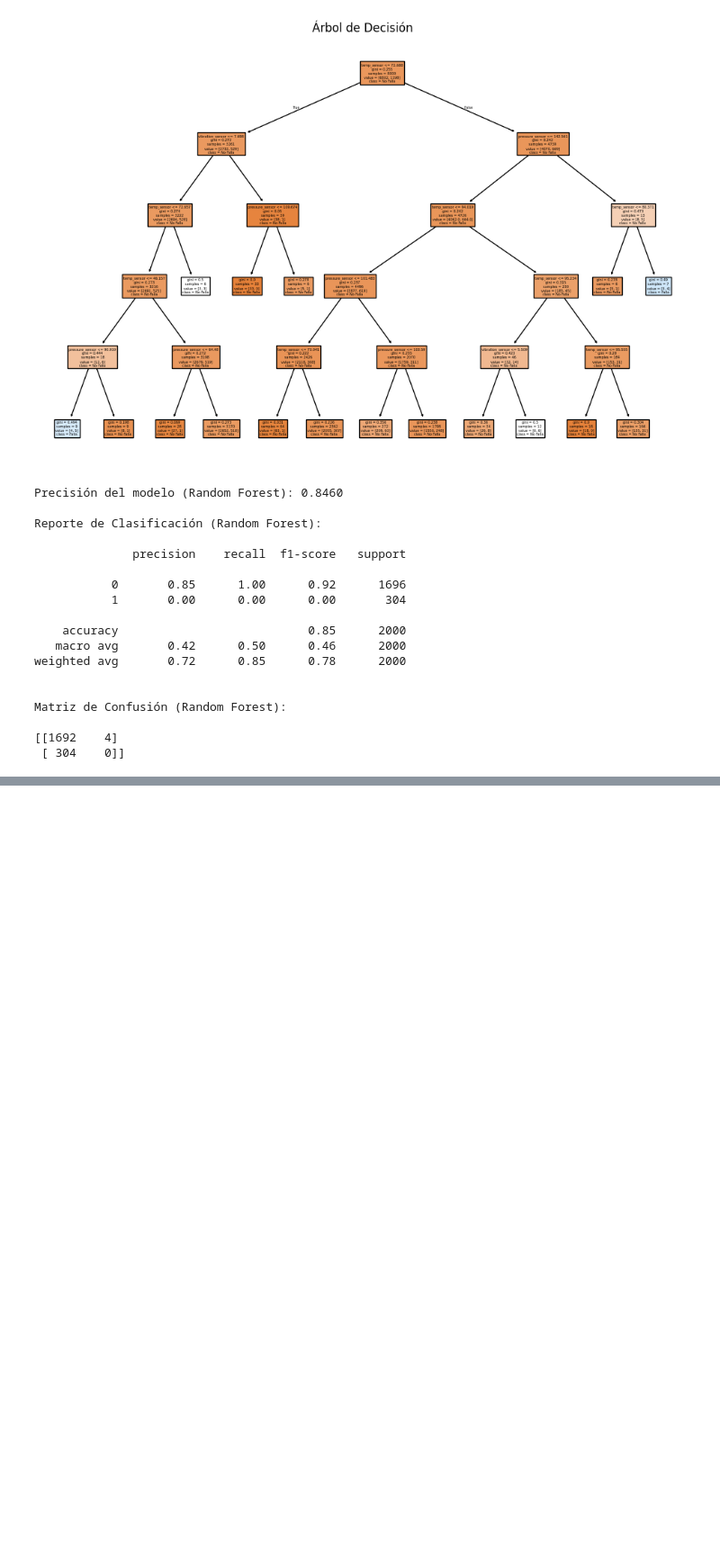
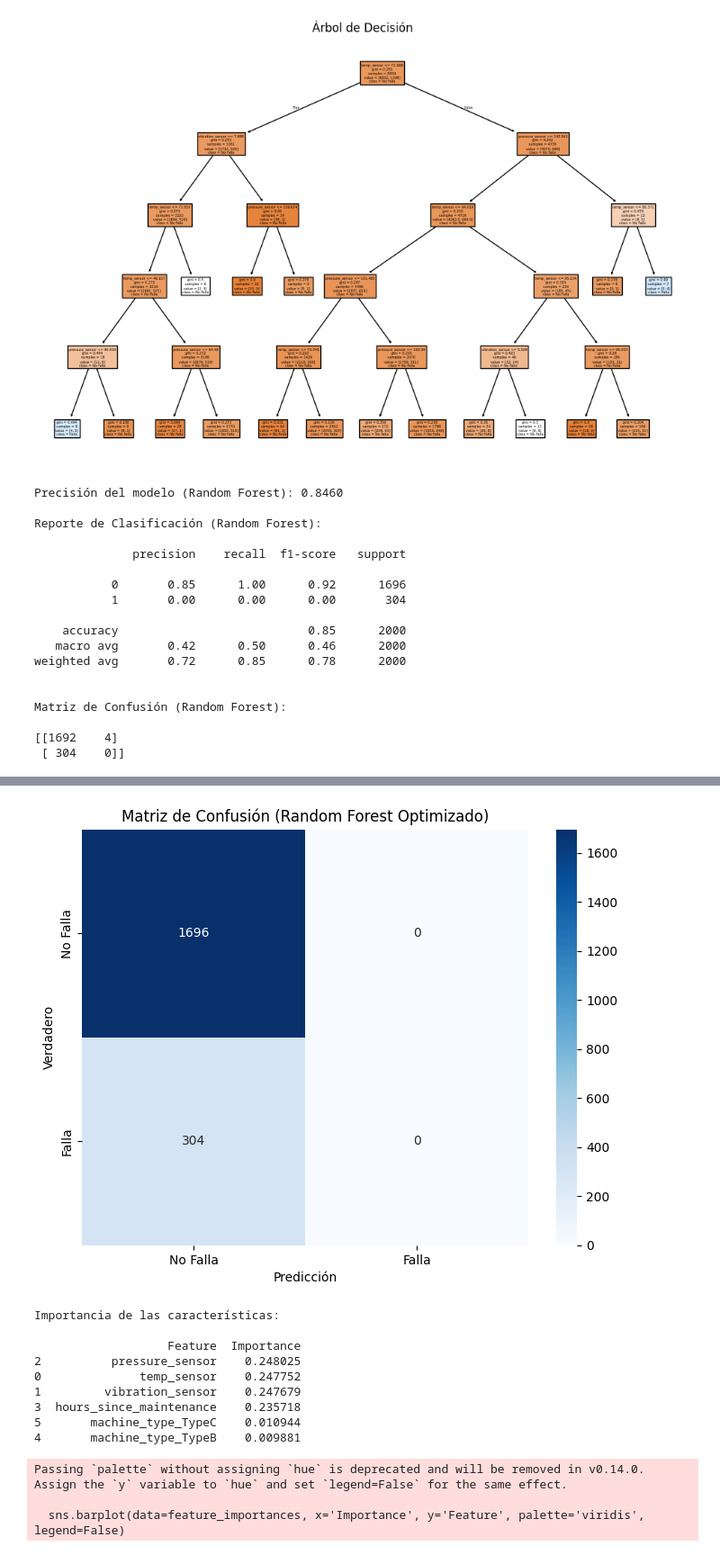
Before and after one commit to GzoC/Predicting_Industrial_Equipment_Failures_with-ML, a Jupyter notebook: notebooks/predicting_industrial_equipment_failures_with-ml.ipynb, the cells around one changed output, grey strips where cells are left out. Shown: that part at 90% size. Cells and saved outputs as stored; diff of their text form; code cells hidden in the pictures; blank space fills up the shorter version.

Commit message:
Celda 13: Corrección 01

```diff
--- a/notebooks/predicting_industrial_equipment_failures_with-ml.ipynb
+++ b/notebooks/predicting_industrial_equipment_failures_with-ml.ipynb
@@ -470,0 +481,62 @@ print(grid_search.best_score_)
+# %%
+# ===============================
+# CELDA 13: EVALUACIÓN DEL MEJOR MODELO EN TEST
+# ===============================
+
+# Comentario: Obtenemos el mejor modelo de GridSearchCV
+best_rf_model = grid_search.best_estimator_
+
+# Hacemos predicciones con el conjunto de prueba
+y_pred_best_rf = best_rf_model.predict(X_test)
+
+# ===============================
+# EVALUACIÓN DEL MODELO OPTIMIZADO
+# ===============================
+
+from sklearn.metrics import accuracy_score, classification_report, confusion_matrix
+import seaborn as sns
+import matplotlib.pyplot as plt
+import pandas as pd
+
+# Calcular la precisión del modelo optimizado
+accuracy_best_rf = accuracy_score(y_test, y_pred_best_rf)
+print(f"Precisión del modelo optimizado (Random Forest): {accuracy_best_rf:.4f}")
+
+# Mostrar el reporte de clasificación
+print("\nReporte de Clasificación (Random Forest Optimizado):\n")
+print(classification_report(y_test, y_pred_best_rf, zero_division=0))
+
+# Mostrar la matriz de confusión
+print("\nMatriz de Confusión (Random Forest Optimizado):\n")
+print(confusion_matrix(y_test, y_pred_best_rf))
+
+# Visualización de la matriz de confusión
+cm = confusion_matrix(y_test, y_pred_best_rf)
+plt.figure(figsize=(8, 6))
+sns.heatmap(cm, annot=True, fmt='d', cmap='Blues', xticklabels=['No Falla', 'Falla'], yticklabels=['No Falla', 'Falla'])
+plt.xlabel('Predicción')
+plt.ylabel('Verdadero')
+plt.title('Matriz de Confusión (Random Forest Optimizado)')
+plt.show()
+
+# ===============================
+# IMPORTANCIA DE LAS CARACTERÍSTICAS
+# ===============================
+
+# Mostrar las características más importantes
+feature_importances = pd.DataFrame({
+    'Feature': X.columns,
+    'Importance': best_rf_model.feature_importances_
+}).sort_values(by='Importance', ascending=False)
+
+print("\nImportancia de las características:\n")
+print(feature_importances)
+
+# Visualizar las características más importantes
+plt.figure(figsize=(10, 6))
+sns.barplot(data=feature_importances, x='Importance', y='Feature', palette='viridis', legend=False)
+plt.title('Importancia de las Características')
+plt.xlabel('Importancia')
+plt.ylabel('Características')
+plt.show()
+# %% [output]
@@ -470,0 +561,13 @@ print(grid_search.best_score_)
+[figure, added]
+Importancia de las características:
+
+                   Feature  Importance
+2          pressure_sensor    0.248025
+0              temp_sensor    0.247752
+1         vibration_sensor    0.247679
+3  hours_since_maintenance    0.235718
+5       machine_type_TypeC    0.010944
+4       machine_type_TypeB    0.009881
+Passing `palette` without assigning `hue` is deprecated and will be removed in v0.14.0. Assign the `y` variable to `hue` and set `legend=False` for the same effect.
+
+  sns.barplot(data=feature_importances, x='Importance', y='Feature', palette='viridis', legend=False)
```
Also changed, not shown: parts of 2 cells of this notebook.
